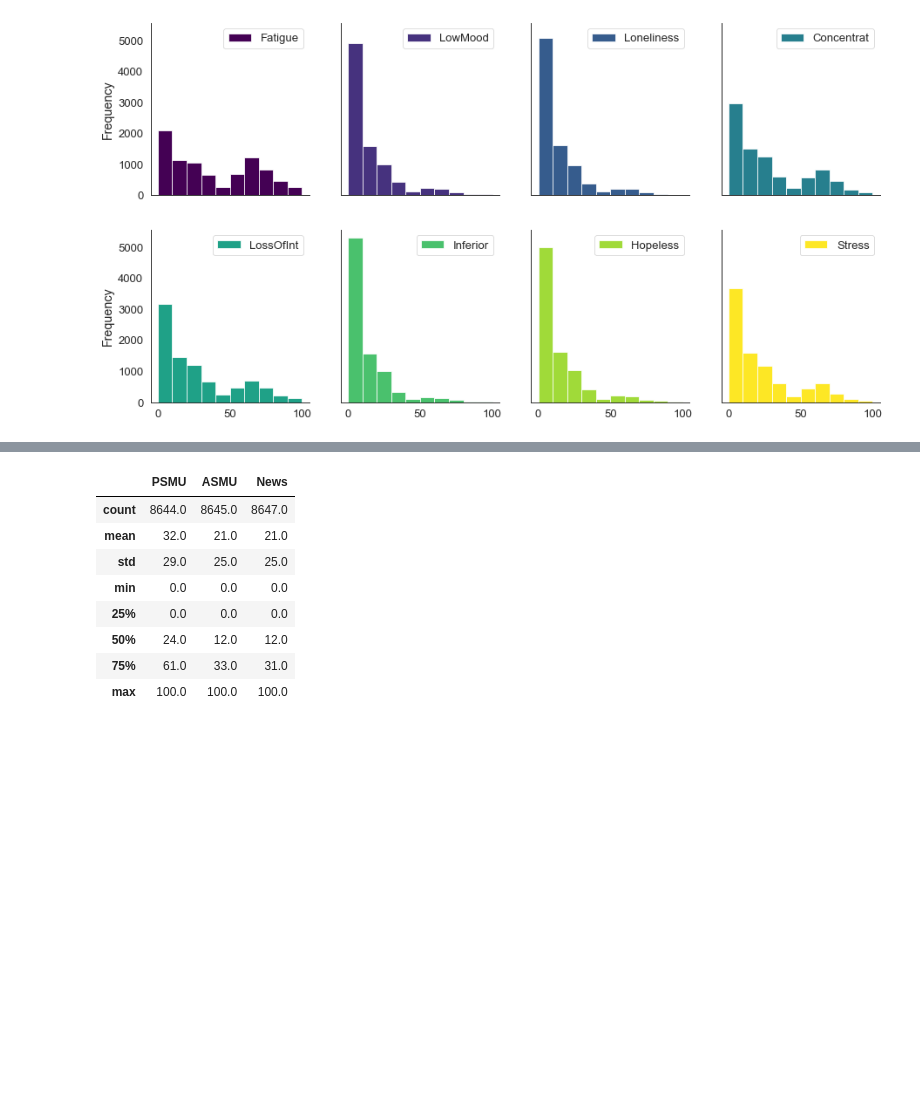
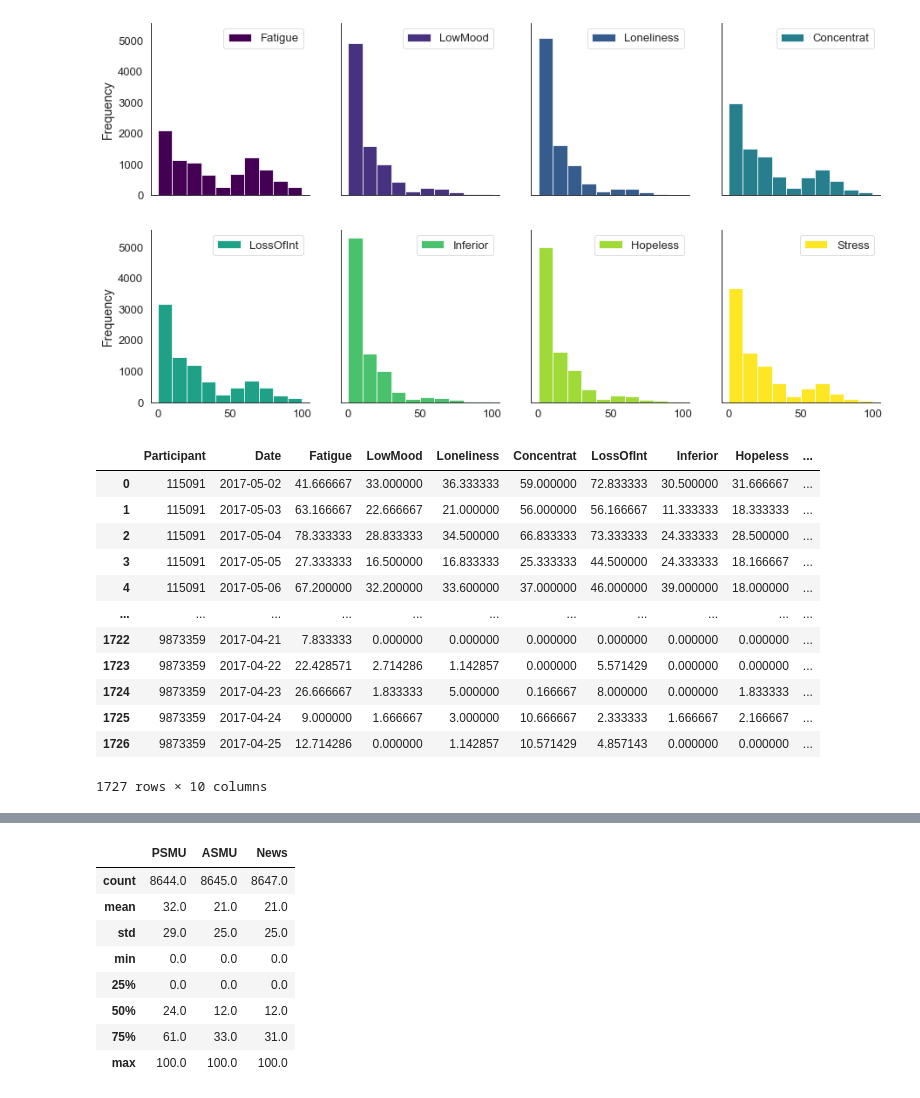
Before and after one commit to serNAVARRO7/AISaturdays-depresion-rrss, a Jupyter notebook: scripts/EDA-depresion-rrss.ipynb, the cells around one changed output, grey strips where cells are left out. Drawn from its saved outputs; the diff is of its cells as text; code cells hidden in the pictures; blank space fills up the shorter version.

```diff
--- a/scripts/EDA-depresion-rrss.ipynb
+++ b/scripts/EDA-depresion-rrss.ipynb
@@ -164,3 +168,20 @@ sns.despine()
 plt.savefig('../figures/ESM_quest-hist.png')
 # %% [output]
 [figure]
+# %%
+dailyMean = data.groupby(["Participant", "Date"], as_index=False)[['Fatigue', 'LowMood', 'Loneliness', 'Concentrat', 'LossOfInt', 'Inferior', 'Hopeless', 'Stress']].mean()
+dailyMean
+# %% [output]
+|  | Participant | Date | Fatigue | LowMood | Loneliness | Concentrat | LossOfInt | Inferior | Hopeless | ... |
+| 0 | 115091 | 2017-05-02 | 41.666667 | 33.000000 | 36.333333 | 59.000000 | 72.833333 | 30.500000 | 31.666667 | ... |
+| 1 | 115091 | 2017-05-03 | 63.166667 | 22.666667 | 21.000000 | 56.000000 | 56.166667 | 11.333333 | 18.333333 | ... |
+| 2 | 115091 | 2017-05-04 | 78.333333 | 28.833333 | 34.500000 | 66.833333 | 73.333333 | 24.333333 | 28.500000 | ... |
+| 3 | 115091 | 2017-05-05 | 27.333333 | 16.500000 | 16.833333 | 25.333333 | 44.500000 | 24.333333 | 18.166667 | ... |
+| 4 | 115091 | 2017-05-06 | 67.200000 | 32.200000 | 33.600000 | 37.000000 | 46.000000 | 39.000000 | 18.000000 | ... |
+| ... | ... | ... | ... | ... | ... | ... | ... | ... | ... | ... |
+| 1722 | 9873359 | 2017-04-21 | 7.833333 | 0.000000 | 0.000000 | 0.000000 | 0.000000 | 0.000000 | 0.000000 | ... |
+| 1723 | 9873359 | 2017-04-22 | 22.428571 | 2.714286 | 1.142857 | 0.000000 | 5.571429 | 0.000000 | 0.000000 | ... |
+| 1724 | 9873359 | 2017-04-23 | 26.666667 | 1.833333 | 5.000000 | 0.166667 | 8.000000 | 0.000000 | 1.833333 | ... |
+| 1725 | 9873359 | 2017-04-24 | 9.000000 | 1.666667 | 3.000000 | 10.666667 | 2.333333 | 1.666667 | 2.166667 | ... |
+| 1726 | 9873359 | 2017-04-25 | 12.714286 | 0.000000 | 1.142857 | 10.571429 | 4.857143 | 0.000000 | 0.000000 | ... |
+1727 rows × 10 columns
```
Also changed, not shown: parts of 4 cells of this notebook, 2 other files.
